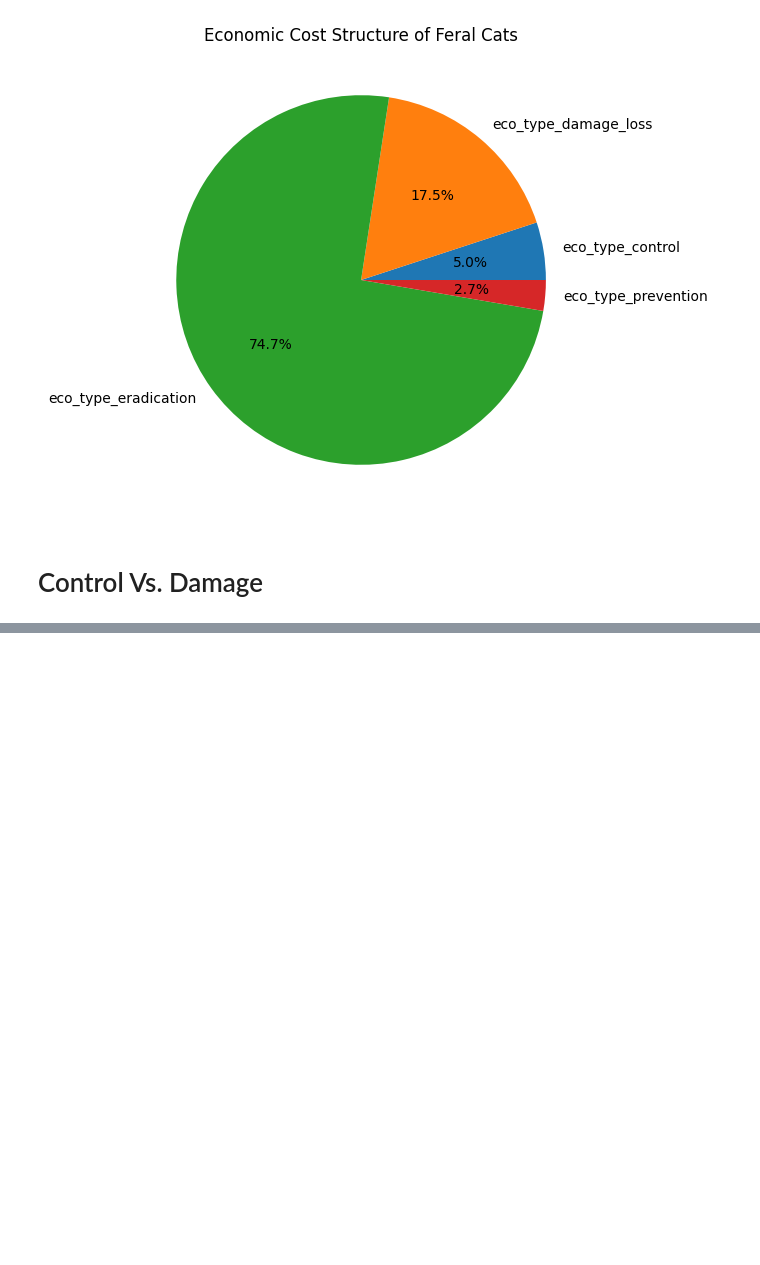
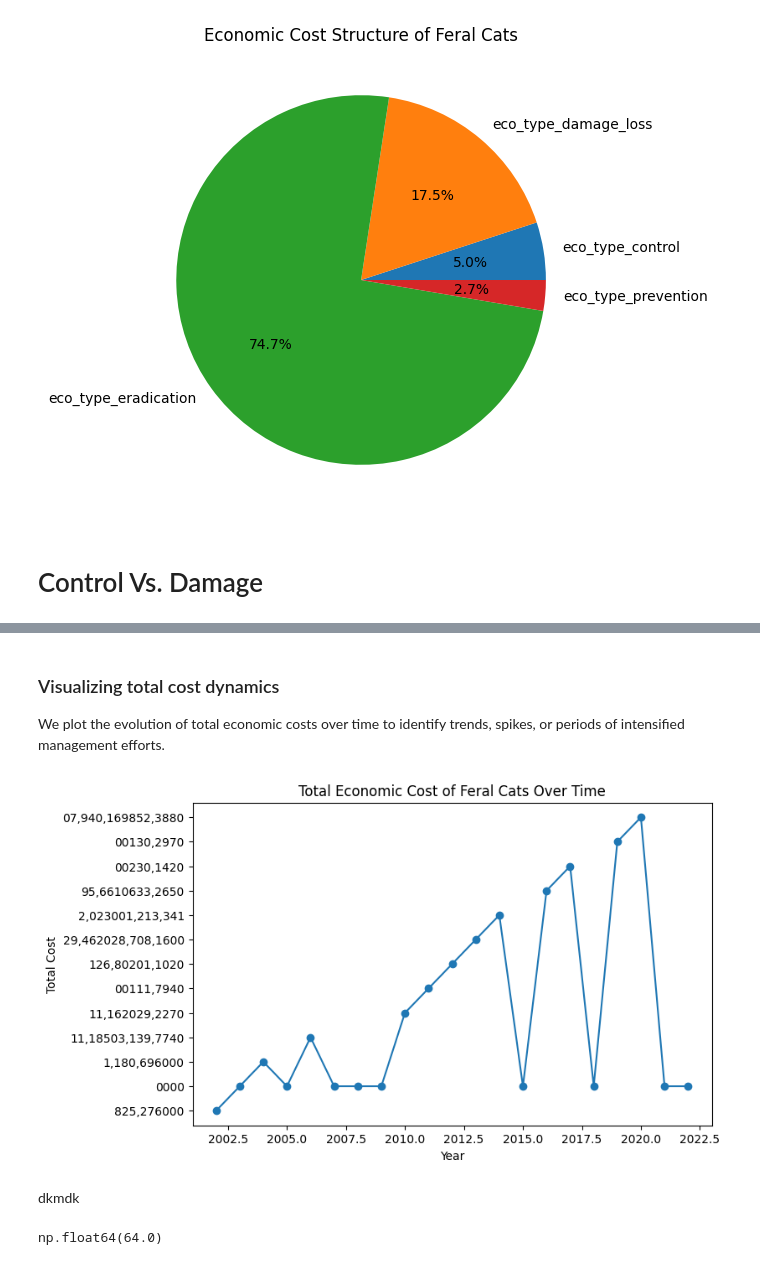
Before and after one commit to liza-drini/ceu-ds-project-C-2026, a Jupyter notebook: src/farm_cat_eco.ipynb, the cells around one changed output, grey strips where cells are left out. Saved outputs shown, nothing was run; the diff lists cells and outputs as text; code cells hidden in the pictures; blank space fills up the shorter version.

```diff
--- a/src/farm_cat_eco.ipynb
+++ b/src/farm_cat_eco.ipynb
@@ -65,0 +187,3 @@ damage_cost = cost_structure["eco_type_damage_loss"]
+# %%
+total_cost_year = cost_by_year.sum(axis=1)
+total_cost_year
@@ -65,0 +208,19 @@ damage_cost = cost_structure["eco_type_damage_loss"]
+# %% [markdown]
+### Visualizing total cost dynamics
+
+We plot the evolution of total economic costs over time to identify trends, spikes, or periods of intensified management efforts.
+# %%
+
+plt.figure(figsize=(8,5))
+
+plt.plot(total_cost_year.index, total_cost_year.values, marker="o")
+
+plt.title("Total Economic Cost of Feral Cats Over Time")
+plt.xlabel("Year")
+plt.ylabel("Total Cost")
+
+plt.show()
+# %% [output]
+[figure, added]
+# %% [markdown]
+dkmdk
@@ -65,0 +229,5 @@ damage_cost = cost_structure["eco_type_damage_loss"]
+# %%
+median_cats = fce_states["cats_occurrence_total"].median()
+median_cats
+# %% [output]
+np.float64(64.0)
```
Also changed, not shown: parts of 16 cells of this notebook.
